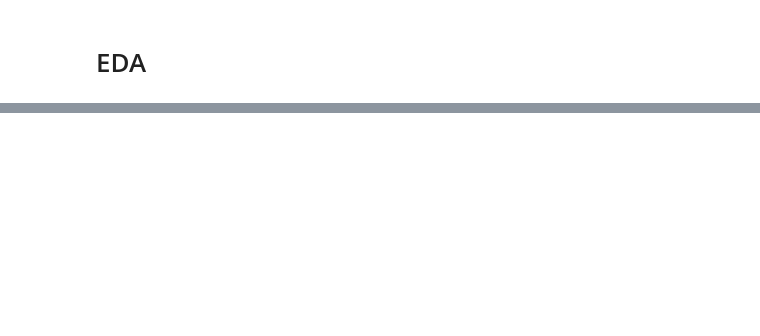
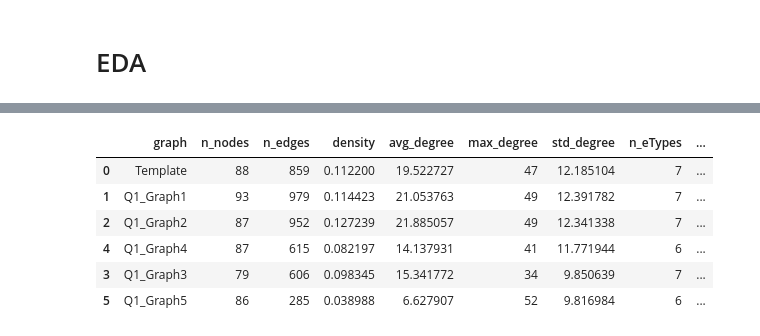
Before and after one commit to Snah-s/data_vis_p1, a Jupyter notebook: src/eda.ipynb, the cells around one changed output, grey strips where cells are left out. Cells and saved outputs as stored; diff of their text form; code cells hidden in the pictures; blank space fills up the shorter version.

```diff
--- a/src/eda.ipynb
+++ b/src/eda.ipynb
@@ -664,0 +509,7 @@ distances
+# %%
+for name, G in graphs_nx.items():
+  if G.number_of_nodes() < 200:
+    plt.figure(figsize=(6,6))
+    nx.draw(G, node_size=10)
+    plt.title(name)
+    plt.show()
@@ -664,0 +535,14 @@ distances
+# %%
+def export_graph_for_d3(df, name):
+  nodes = pd.DataFrame({
+    "id": pd.unique(df[["Source", "Target"]].values.ravel())
+  })
+
+  edges = df[["Source", "Target", "eType", "Time"]]
+
+  nodes.to_csv(f"nodes_{name}.csv", index=False)
+  edges.to_csv(f"edges_{name}.csv", index=False)
+
+
+for name, df in graphs.items():
+  export_graph_for_d3(df, name)
@@ -664,0 +585,32 @@ distances
+# %%
+from sklearn.preprocessing import StandardScaler
+
+scaler = StandardScaler()
+
+feature_cols = ["density", "avg_degree", "max_degree", "std_degree"]
+
+X = scaler.fit_transform(features_df[feature_cols])
+
+features_df_scaled = pd.DataFrame(X, columns=feature_cols)
+features_df_scaled["graph"] = features_df["graph"]
+# %%
+from scipy.spatial.distance import cdist
+
+template_vec = features_df_scaled[features_df_scaled["graph"] == "Template"][feature_cols].values
+
+distances = cdist(
+  features_df_scaled[feature_cols].values,
+  template_vec,
+  metric="euclidean"
+)
+
+features_df["distance_to_template"] = distances
+features_df.sort_values("distance_to_template")
+# %% [output]
+|  | graph | n_nodes | n_edges | density | avg_degree | max_degree | std_degree | n_eTypes | ... |
+| 0 | Template | 88 | 859 | 0.112200 | 19.522727 | 47 | 12.185104 | 7 | ... |
+| 1 | Q1_Graph1 | 93 | 979 | 0.114423 | 21.053763 | 49 | 12.391782 | 7 | ... |
+| 2 | Q1_Graph2 | 87 | 952 | 0.127239 | 21.885057 | 49 | 12.341338 | 7 | ... |
+| 4 | Q1_Graph4 | 87 | 615 | 0.082197 | 14.137931 | 41 | 11.771944 | 6 | ... |
+| 3 | Q1_Graph3 | 79 | 606 | 0.098345 | 15.341772 | 34 | 9.850639 | 7 | ... |
+| 5 | Q1_Graph5 | 86 | 285 | 0.038988 | 6.627907 | 52 | 9.816984 | 6 | ... |
```
Also changed, not shown: parts of 75 cells of this notebook.
